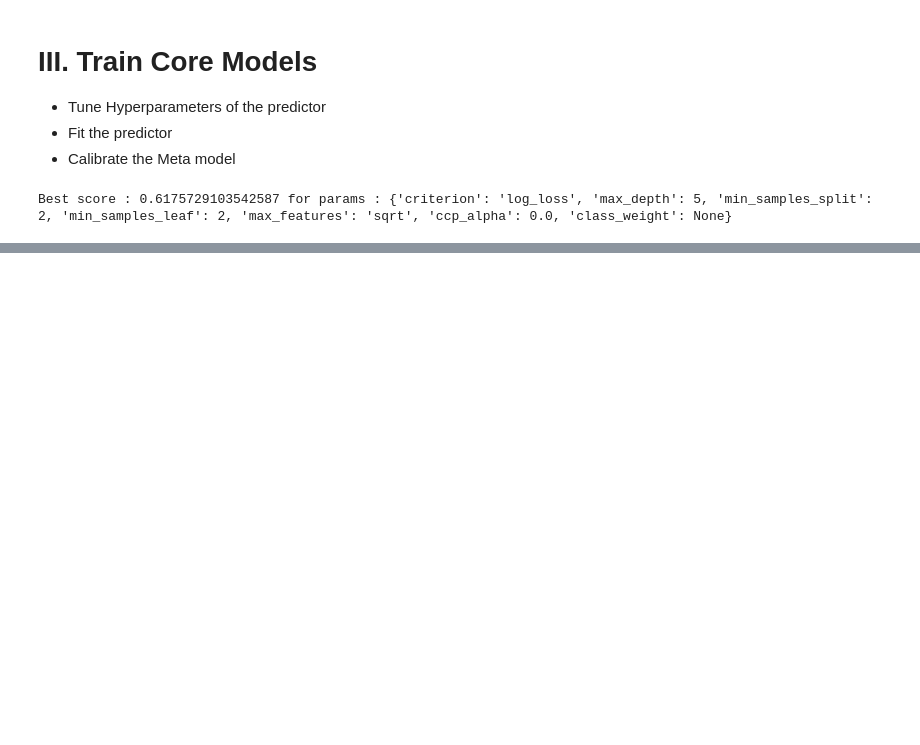
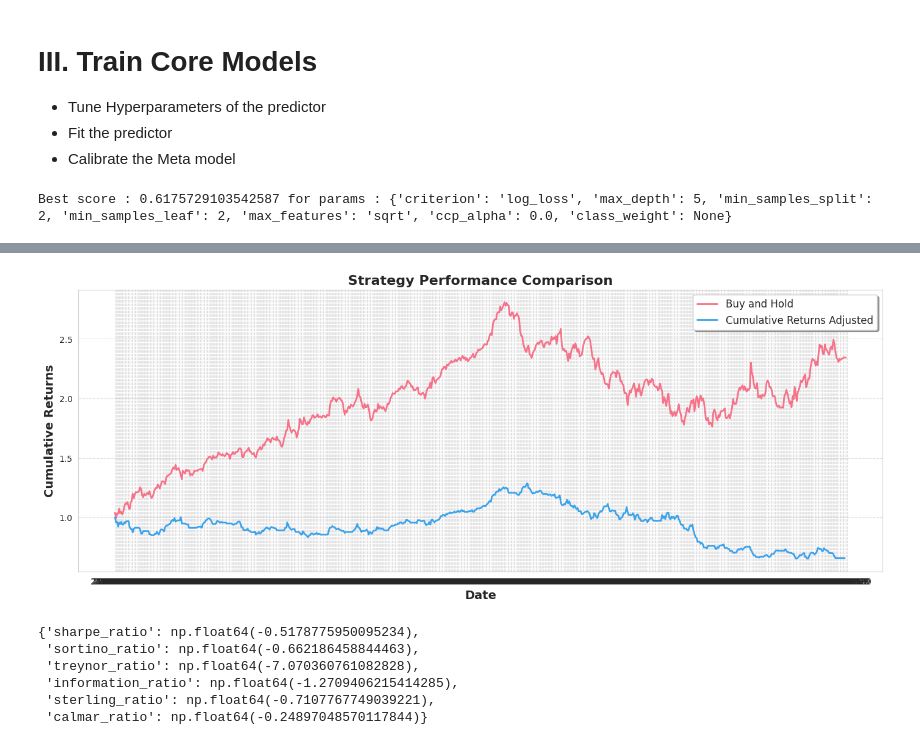
Before and after one commit to Cheval-Paresseux/ChevalParesseux-lib, a Jupyter notebook: notebooks/2_ML_Backtest.ipynb, the cells around one changed output, grey strips where cells are left out. Saved outputs shown, nothing was run; the diff lists cells and outputs as text; code cells hidden in the pictures; blank space fills up the shorter version.

```diff
--- a/notebooks/2_ML_Backtest.ipynb
+++ b/notebooks/2_ML_Backtest.ipynb
@@ -227,0 +278,10 @@ ValueError: X has 109 features, but DecisionTreeClassifier is expecting 91 featu
+# %%
+backtester.plot_timeBars()
+# %% [output]
+[figure, added]
+{'sharpe_ratio': np.float64(-0.5178775950095234),
+ 'sortino_ratio': np.float64(-0.662186458844463),
+ 'treynor_ratio': np.float64(-7.070360761082828),
+ 'information_ratio': np.float64(-1.2709406215414285),
+ 'sterling_ratio': np.float64(-0.7107767749039221),
+ 'calmar_ratio': np.float64(-0.24897048570117844)}
```
Also changed, not shown: parts of 6 cells of this notebook, 15 other files.
